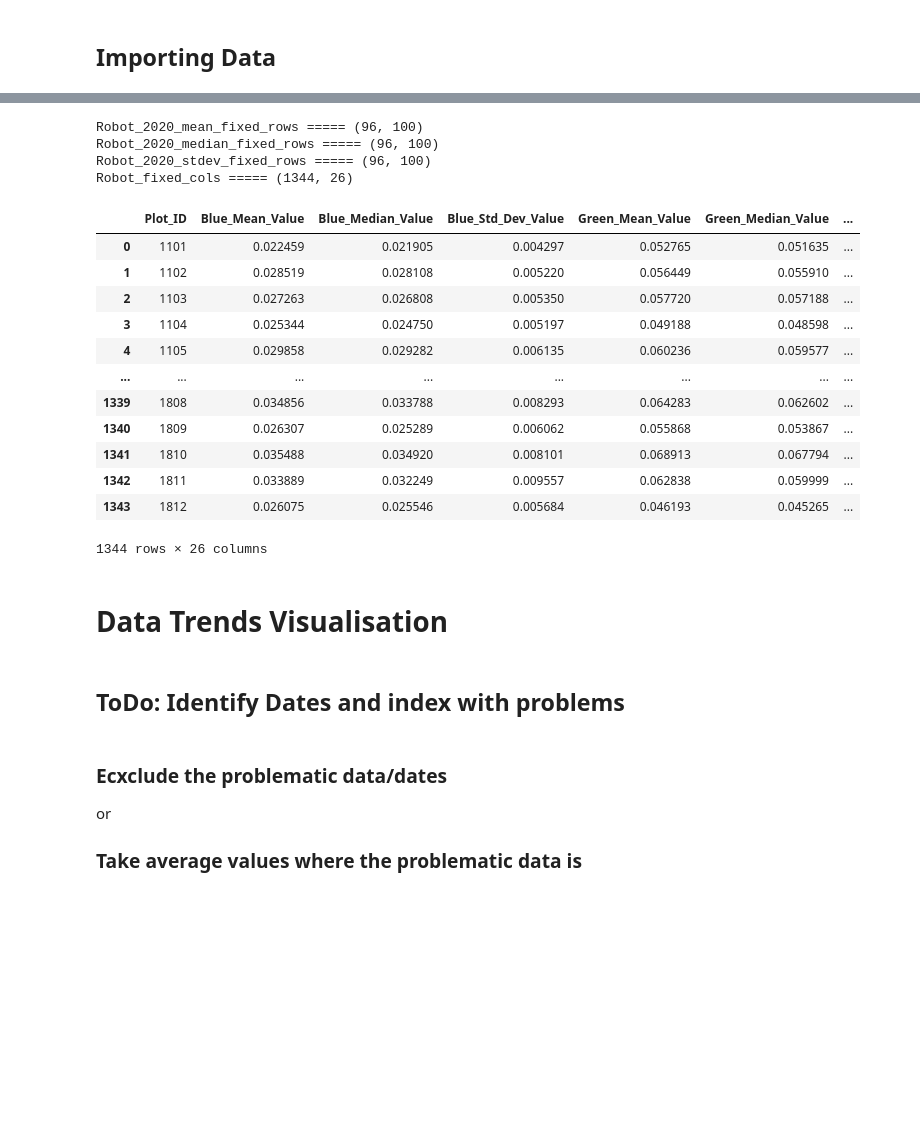
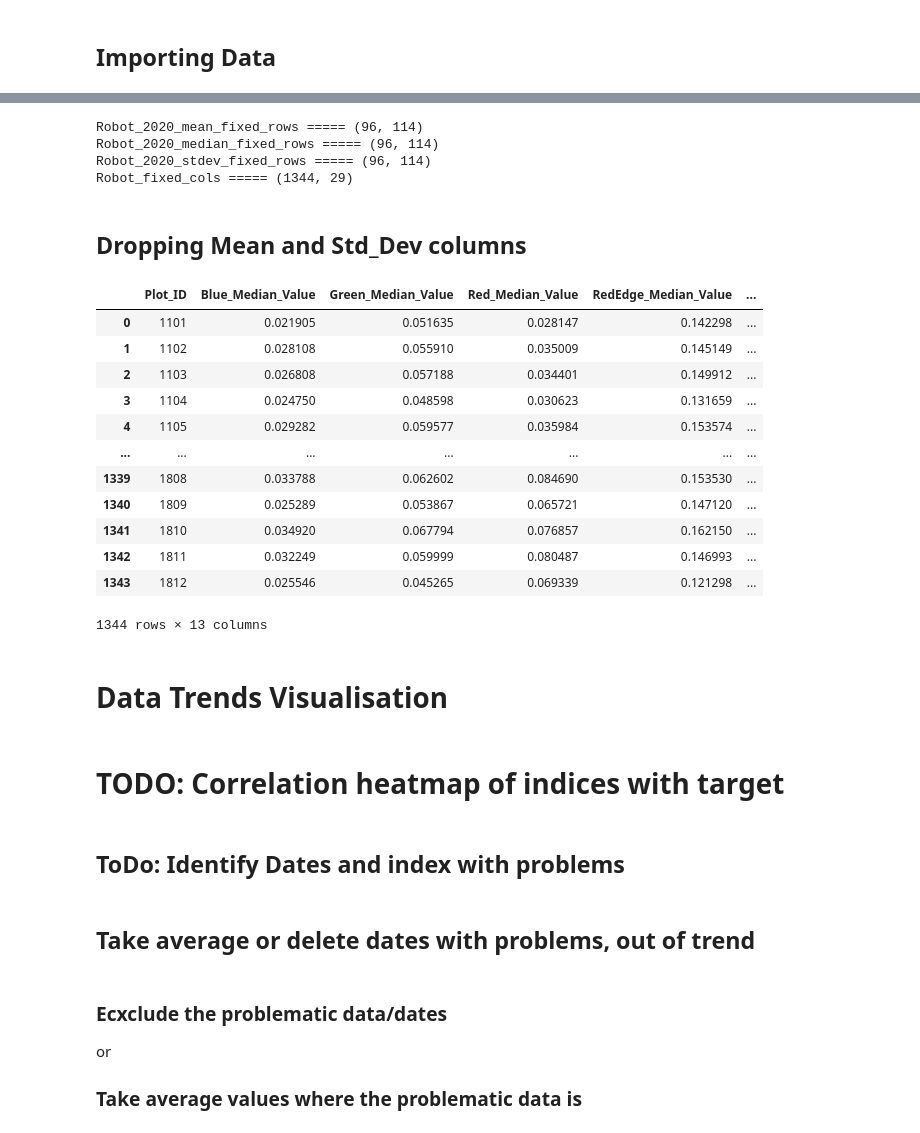
Before and after one commit to fahadijaz/spring_wheat_yield_prediction, a Jupyter notebook: DS Special Syllabus Report/Code/2. Machine Learning.ipynb, the cells around one changed output, grey strips where cells are left out. Saved outputs shown, nothing was run; the diff lists cells and outputs as text; code cells hidden in the pictures; blank space fills up the shorter version.

```diff
--- a/DS Special Syllabus Report/Code/2. Machine Learning.ipynb
+++ b/DS Special Syllabus Report/Code/2. Machine Learning.ipynb
@@ -57,30 +59,15 @@ os.listdir(path)
  'Robot_fixed_cols.csv']
 # %%
 import_data = []
-for csv_data in list_data:
-    df_name = csv_data[:-4]
-    import_data.append(df_name)
+for csv_data in tqdm(list_data, desc="hello", unit="files"):
+    if os.path.isfile(os.path.join(path, csv_data)):
+        df_name = csv_data[:-4]
+        import_data.append(df_name)
 
-    locals()[df_name] = pd.read_csv(path+csv_data)
-    print(df_name, '=====', locals()[df_name].shape)
+        locals()[df_name] = pd.read_csv(path+csv_data)
+        print(df_name, '=====', locals()[df_name].shape)
 # %% [output]
-Robot_2020_mean_fixed_rows ===== (96, 100)
-Robot_2020_median_fixed_rows ===== (96, 100)
-Robot_2020_stdev_fixed_rows ===== (96, 100)
-Robot_fixed_cols ===== (1344, 26)
+Robot_2020_mean_fixed_rows ===== (96, 114)
+Robot_2020_median_fixed_rows ===== (96, 114)
+Robot_2020_stdev_fixed_rows ===== (96, 114)
+Robot_fixed_cols ===== (1344, 29)
-# %%
-Robot_fixed_cols
-# %% [output]
-|  | Plot_ID | Blue_Mean_Value | Blue_Median_Value | Blue_Std_Dev_Value | Green_Mean_Value | Green_Median_Value | ... |
-| 0 | 1101 | 0.022459 | 0.021905 | 0.004297 | 0.052765 | 0.051635 | ... |
-| 1 | 1102 | 0.028519 | 0.028108 | 0.005220 | 0.056449 | 0.055910 | ... |
-| 2 | 1103 | 0.027263 | 0.026808 | 0.005350 | 0.057720 | 0.057188 | ... |
-| 3 | 1104 | 0.025344 | 0.024750 | 0.005197 | 0.049188 | 0.048598 | ... |
-| 4 | 1105 | 0.029858 | 0.029282 | 0.006135 | 0.060236 | 0.059577 | ... |
-| ... | ... | ... | ... | ... | ... | ... | ... |
-| 1339 | 1808 | 0.034856 | 0.033788 | 0.008293 | 0.064283 | 0.062602 | ... |
-| 1340 | 1809 | 0.026307 | 0.025289 | 0.006062 | 0.055868 | 0.053867 | ... |
-| 1341 | 1810 | 0.035488 | 0.034920 | 0.008101 | 0.068913 | 0.067794 | ... |
-| 1342 | 1811 | 0.033889 | 0.032249 | 0.009557 | 0.062838 | 0.059999 | ... |
-| 1343 | 1812 | 0.026075 | 0.025546 | 0.005684 | 0.046193 | 0.045265 | ... |
-1344 rows × 26 columns
@@ -88,0 +74,25 @@ comments = []
+# %% [markdown]
+## Dropping Mean and Std_Dev columns
+# %%
+columns_all = Robot_fixed_cols.columns
+mean_cols = columns_all[columns_all.str.contains(pat='Mean', case=False)]
+std_cols = columns_all[columns_all.str.contains(pat='Std_Dev', case=False)]
+
+Robot_fixed_cols.drop(columns=mean_cols, inplace=True)
+Robot_fixed_cols.drop(columns=std_cols, inplace=True)
+
+Robot_fixed_cols
+# %% [output]
+|  | Plot_ID | Blue_Median_Value | Green_Median_Value | Red_Median_Value | RedEdge_Median_Value | ... |
+| 0 | 1101 | 0.021905 | 0.051635 | 0.028147 | 0.142298 | ... |
+| 1 | 1102 | 0.028108 | 0.055910 | 0.035009 | 0.145149 | ... |
+| 2 | 1103 | 0.026808 | 0.057188 | 0.034401 | 0.149912 | ... |
+| 3 | 1104 | 0.024750 | 0.048598 | 0.030623 | 0.131659 | ... |
+| 4 | 1105 | 0.029282 | 0.059577 | 0.035984 | 0.153574 | ... |
+| ... | ... | ... | ... | ... | ... | ... |
+| 1339 | 1808 | 0.033788 | 0.062602 | 0.084690 | 0.153530 | ... |
+| 1340 | 1809 | 0.025289 | 0.053867 | 0.065721 | 0.147120 | ... |
+| 1341 | 1810 | 0.034920 | 0.067794 | 0.076857 | 0.162150 | ... |
+| 1342 | 1811 | 0.032249 | 0.059999 | 0.080487 | 0.146993 | ... |
+| 1343 | 1812 | 0.025546 | 0.045265 | 0.069339 | 0.121298 | ... |
+1344 rows × 13 columns
@@ -89,7 +104,11 @@ comments = []
 # %% [markdown]
 # Data Trends Visualisation
+# %% [markdown]
+# TODO: Correlation heatmap of indices with target
 # %% [markdown]
 ## ToDo: Identify Dates and index with problems
+# %% [markdown]
+## Take average or delete dates with problems, out of trend
 # %% [markdown]
 ### Ecxclude the problematic data/dates
 or
```
Also changed, not shown: parts of 83 cells of this notebook, 38 other files.
